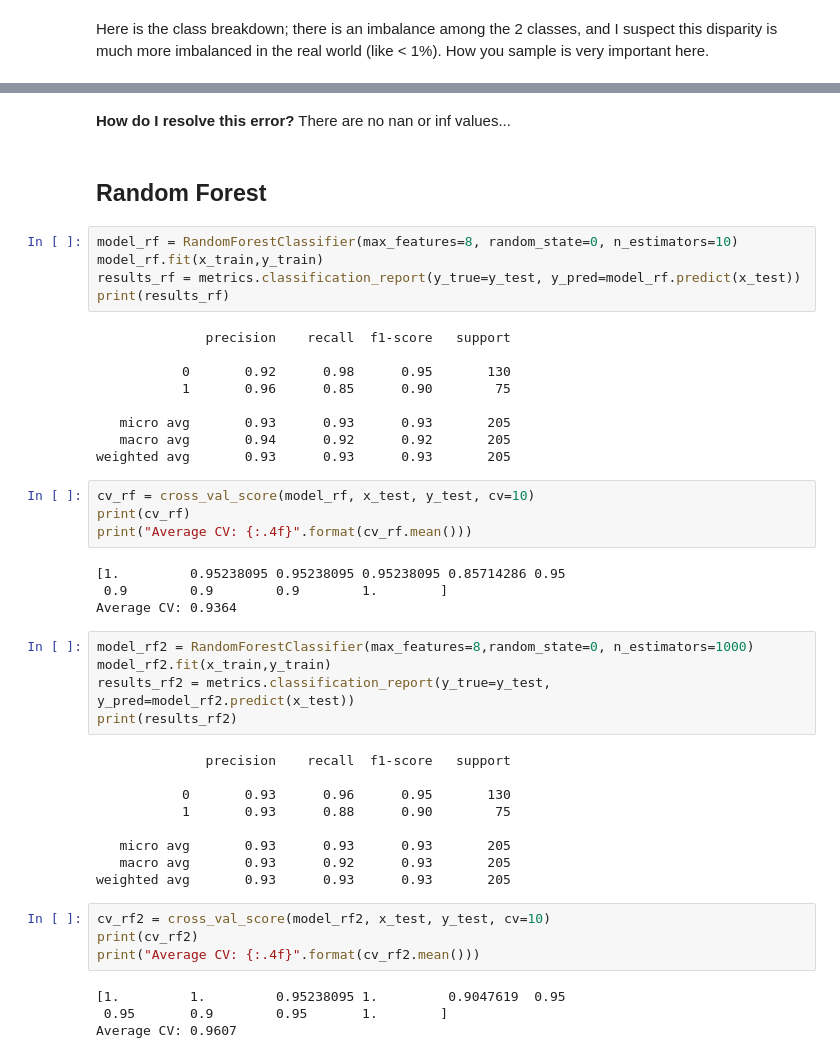
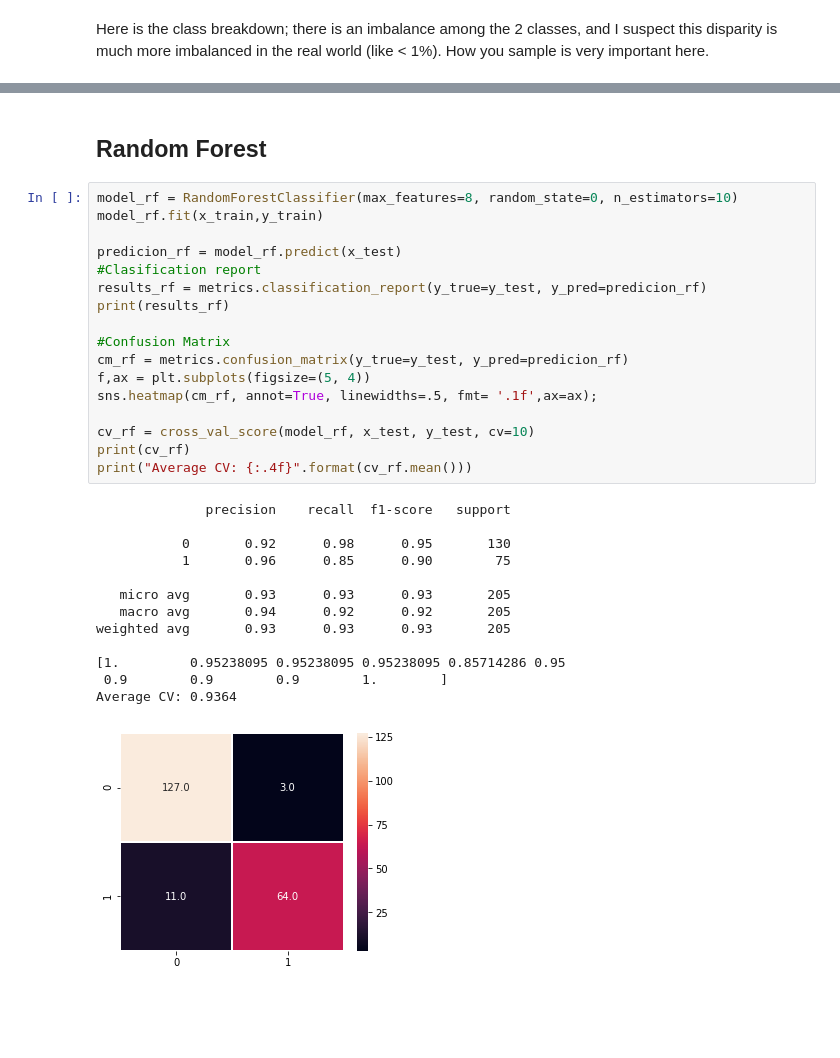
Before and after one commit to mkm29/DataScience, a Jupyter notebook: thinkful/unit/3/2/breast_cancer.ipynb, the cells around one changed output, grey strips where cells are left out. Drawn from its saved outputs; the diff is of its cells as text; blank space fills up the shorter version.

```diff
--- a/thinkful/unit/3/2/breast_cancer.ipynb
+++ b/thinkful/unit/3/2/breast_cancer.ipynb
@@ -227,48 +221,33 @@ ValueError: Input contains NaN, infinity or a value too large for dtype('float64
-# %% [markdown]
-**How do I resolve this error?** There are no nan or inf values...
 # %% [markdown]
 ## Random Forest
-# %%
-model_rf = RandomForestClassifier(max_features=8, random_state=0, n_estimators=10)
-model_rf.fit(x_train,y_train)
-results_rf = metrics.classification_report(y_true=y_test, y_pred=model_rf.predict(x_test))
-print(results_rf)
-# %% [output]
-              precision    recall  f1-score   support
-
-           0       0.92      0.98      0.95       130
-           1       0.96      0.85      0.90        75
-
-   micro avg       0.93      0.93      0.93       205
-   macro avg       0.94      0.92      0.92       205
-weighted avg       0.93      0.93      0.93       205
-# %%
-cv_rf = cross_val_score(model_rf, x_test, y_test, cv=10)
-print(cv_rf)
-print("Average CV: {:.4f}".format(cv_rf.mean()))
-# %% [output]
-[1.         0.95238095 0.95238095 0.95238095 0.85714286 0.95
- 0.9        0.9        0.9        1.        ]
-Average CV: 0.9364
-# %%
-model_rf2 = RandomForestClassifier(max_features=8,random_state=0, n_estimators=1000)
-model_rf2.fit(x_train,y_train)
-results_rf2 = metrics.classification_report(y_true=y_test, y_pred=model_rf2.predict(x_test))
-print(results_rf2)
-# %% [output]
-              precision    recall  f1-score   support
-
-           0       0.93      0.96      0.95       130
-           1       0.93      0.88      0.90        75
-
-   micro avg       0.93      0.93      0.93       205
-   macro avg       0.93      0.92      0.93       205
-weighted avg       0.93      0.93      0.93       205
-# %%
-cv_rf2 = cross_val_score(model_rf2, x_test, y_test, cv=10)
-print(cv_rf2)
-print("Average CV: {:.4f}".format(cv_rf2.mean()))
-# %% [output]
-[1.         1.         0.95238095 1.         0.9047619  0.95
- 0.95       0.9        0.95       1.        ]
-Average CV: 0.9607
+# %%
+model_rf = RandomForestClassifier(max_features=8, random_state=0, n_estimators=10)
+model_rf.fit(x_train,y_train)
+
+predicion_rf = model_rf.predict(x_test)
+#Clasification report
+results_rf = metrics.classification_report(y_true=y_test, y_pred=predicion_rf)
+print(results_rf)
+
+#Confusion Matrix
+cm_rf = metrics.confusion_matrix(y_true=y_test, y_pred=predicion_rf)
+f,ax = plt.subplots(figsize=(5, 4))
+sns.heatmap(cm_rf, annot=True, linewidths=.5, fmt= '.1f',ax=ax);
+
+cv_rf = cross_val_score(model_rf, x_test, y_test, cv=10)
+print(cv_rf)
+print("Average CV: {:.4f}".format(cv_rf.mean()))
+# %% [output]
+              precision    recall  f1-score   support
+
+           0       0.92      0.98      0.95       130
+           1       0.96      0.85      0.90        75
+
+   micro avg       0.93      0.93      0.93       205
+   macro avg       0.94      0.92      0.92       205
+weighted avg       0.93      0.93      0.93       205
+
+[1.         0.95238095 0.95238095 0.95238095 0.85714286 0.95
+ 0.9        0.9        0.9        1.        ]
+Average CV: 0.9364
+[figure, added]
```
Also changed, not shown: parts of 20 cells of this notebook.
